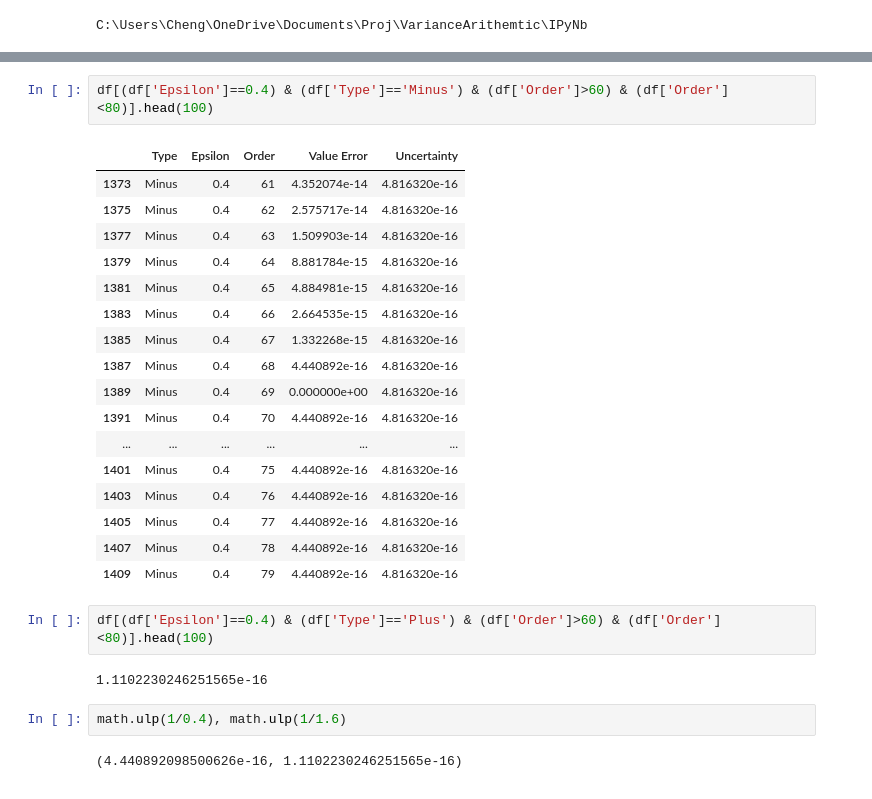
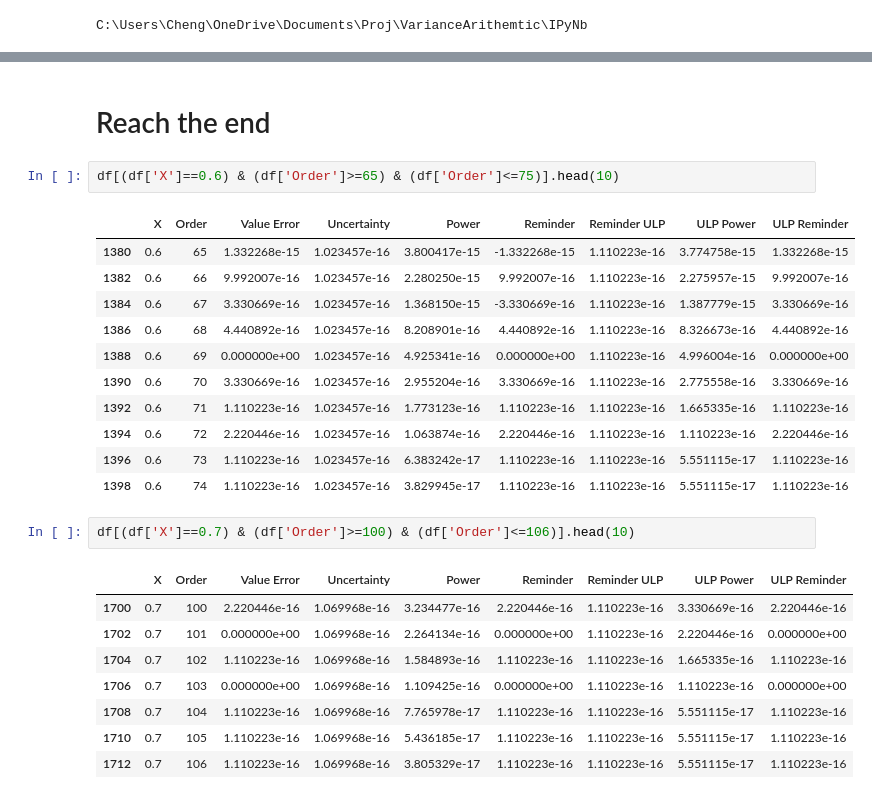
Before and after one commit to Chengpu0707/VarianceArithmetic, a Jupyter notebook: IPyNb/TaylorExpansion.ipynb, the cells around one changed output, grey strips where cells are left out. Cells and saved outputs as stored; diff of their text form.

```diff
--- a/IPyNb/TaylorExpansion.ipynb
+++ b/IPyNb/TaylorExpansion.ipynb
@@ -84,29 +68,28 @@ ax.legend(bbox_to_anchor=(1.0, 1.0))
+# %% [markdown]
+# Reach the end
 # %%
-df[(df['Epsilon']==0.4) & (df['Type']=='Minus') & (df['Order']>60) & (df['Order']<80)].head(100)
+df[(df['X']==0.6) & (df['Order']>=65) & (df['Order']<=75)].head(10)
 # %% [output]
-|  | Type | Epsilon | Order | Value Error | Uncertainty |
-| 1373 | Minus | 0.4 | 61 | 4.352074e-14 | 4.816320e-16 |
-| 1375 | Minus | 0.4 | 62 | 2.575717e-14 | 4.816320e-16 |
-| 1377 | Minus | 0.4 | 63 | 1.509903e-14 | 4.816320e-16 |
-| 1379 | Minus | 0.4 | 64 | 8.881784e-15 | 4.816320e-16 |
-| 1381 | Minus | 0.4 | 65 | 4.884981e-15 | 4.816320e-16 |
-| 1383 | Minus | 0.4 | 66 | 2.664535e-15 | 4.816320e-16 |
-| 1385 | Minus | 0.4 | 67 | 1.332268e-15 | 4.816320e-16 |
-| 1387 | Minus | 0.4 | 68 | 4.440892e-16 | 4.816320e-16 |
-| 1389 | Minus | 0.4 | 69 | 0.000000e+00 | 4.816320e-16 |
-| 1391 | Minus | 0.4 | 70 | 4.440892e-16 | 4.816320e-16 |
-| ... | ... | ... | ... | ... | ... |
-| 1401 | Minus | 0.4 | 75 | 4.440892e-16 | 4.816320e-16 |
-| 1403 | Minus | 0.4 | 76 | 4.440892e-16 | 4.816320e-16 |
-| 1405 | Minus | 0.4 | 77 | 4.440892e-16 | 4.816320e-16 |
-| 1407 | Minus | 0.4 | 78 | 4.440892e-16 | 4.816320e-16 |
-| 1409 | Minus | 0.4 | 79 | 4.440892e-16 | 4.816320e-16 |
+|  | X | Order | Value Error | Uncertainty | Power | Reminder | Reminder ULP | ULP Power | ULP Reminder |
+| 1380 | 0.6 | 65 | 1.332268e-15 | 1.023457e-16 | 3.800417e-15 | -1.332268e-15 | 1.110223e-16 | 3.774758e-15 | 1.332268e-15 |
+| 1382 | 0.6 | 66 | 9.992007e-16 | 1.023457e-16 | 2.280250e-15 | 9.992007e-16 | 1.110223e-16 | 2.275957e-15 | 9.992007e-16 |
+| 1384 | 0.6 | 67 | 3.330669e-16 | 1.023457e-16 | 1.368150e-15 | -3.330669e-16 | 1.110223e-16 | 1.387779e-15 | 3.330669e-16 |
+| 1386 | 0.6 | 68 | 4.440892e-16 | 1.023457e-16 | 8.208901e-16 | 4.440892e-16 | 1.110223e-16 | 8.326673e-16 | 4.440892e-16 |
+| 1388 | 0.6 | 69 | 0.000000e+00 | 1.023457e-16 | 4.925341e-16 | 0.000000e+00 | 1.110223e-16 | 4.996004e-16 | 0.000000e+00 |
+| 1390 | 0.6 | 70 | 3.330669e-16 | 1.023457e-16 | 2.955204e-16 | 3.330669e-16 | 1.110223e-16 | 2.775558e-16 | 3.330669e-16 |
+| 1392 | 0.6 | 71 | 1.110223e-16 | 1.023457e-16 | 1.773123e-16 | 1.110223e-16 | 1.110223e-16 | 1.665335e-16 | 1.110223e-16 |
+| 1394 | 0.6 | 72 | 2.220446e-16 | 1.023457e-16 | 1.063874e-16 | 2.220446e-16 | 1.110223e-16 | 1.110223e-16 | 2.220446e-16 |
+| 1396 | 0.6 | 73 | 1.110223e-16 | 1.023457e-16 | 6.383242e-17 | 1.110223e-16 | 1.110223e-16 | 5.551115e-17 | 1.110223e-16 |
+| 1398 | 0.6 | 74 | 1.110223e-16 | 1.023457e-16 | 3.829945e-17 | 1.110223e-16 | 1.110223e-16 | 5.551115e-17 | 1.110223e-16 |
 # %%
-df[(df['Epsilon']==0.4) & (df['Type']=='Plus') & (df['Order']>60) & (df['Order']<80)].head(100)
+df[(df['X']==0.7) & (df['Order']>=100) & (df['Order']<=106)].head(10)
 # %% [output]
-1.1102230246251565e-16
+|  | X | Order | Value Error | Uncertainty | Power | Reminder | Reminder ULP | ULP Power | ULP Reminder |
+| 1700 | 0.7 | 100 | 2.220446e-16 | 1.069968e-16 | 3.234477e-16 | 2.220446e-16 | 1.110223e-16 | 3.330669e-16 | 2.220446e-16 |
+| 1702 | 0.7 | 101 | 0.000000e+00 | 1.069968e-16 | 2.264134e-16 | 0.000000e+00 | 1.110223e-16 | 2.220446e-16 | 0.000000e+00 |
+| 1704 | 0.7 | 102 | 1.110223e-16 | 1.069968e-16 | 1.584893e-16 | 1.110223e-16 | 1.110223e-16 | 1.665335e-16 | 1.110223e-16 |
+| 1706 | 0.7 | 103 | 0.000000e+00 | 1.069968e-16 | 1.109425e-16 | 0.000000e+00 | 1.110223e-16 | 1.110223e-16 | 0.000000e+00 |
+| 1708 | 0.7 | 104 | 1.110223e-16 | 1.069968e-16 | 7.765978e-17 | 1.110223e-16 | 1.110223e-16 | 5.551115e-17 | 1.110223e-16 |
+| 1710 | 0.7 | 105 | 1.110223e-16 | 1.069968e-16 | 5.436185e-17 | 1.110223e-16 | 1.110223e-16 | 5.551115e-17 | 1.110223e-16 |
+| 1712 | 0.7 | 106 | 1.110223e-16 | 1.069968e-16 | 3.805329e-17 | 1.110223e-16 | 1.110223e-16 | 5.551115e-17 | 1.110223e-16 |
-# %%
-math.ulp(1/0.4), math.ulp(1/1.6)
-# %% [output]
-(4.440892098500626e-16, 1.1102230246251565e-16)
 # %%
```
Also changed, not shown: parts of 15 cells of this notebook, 8 other files.
